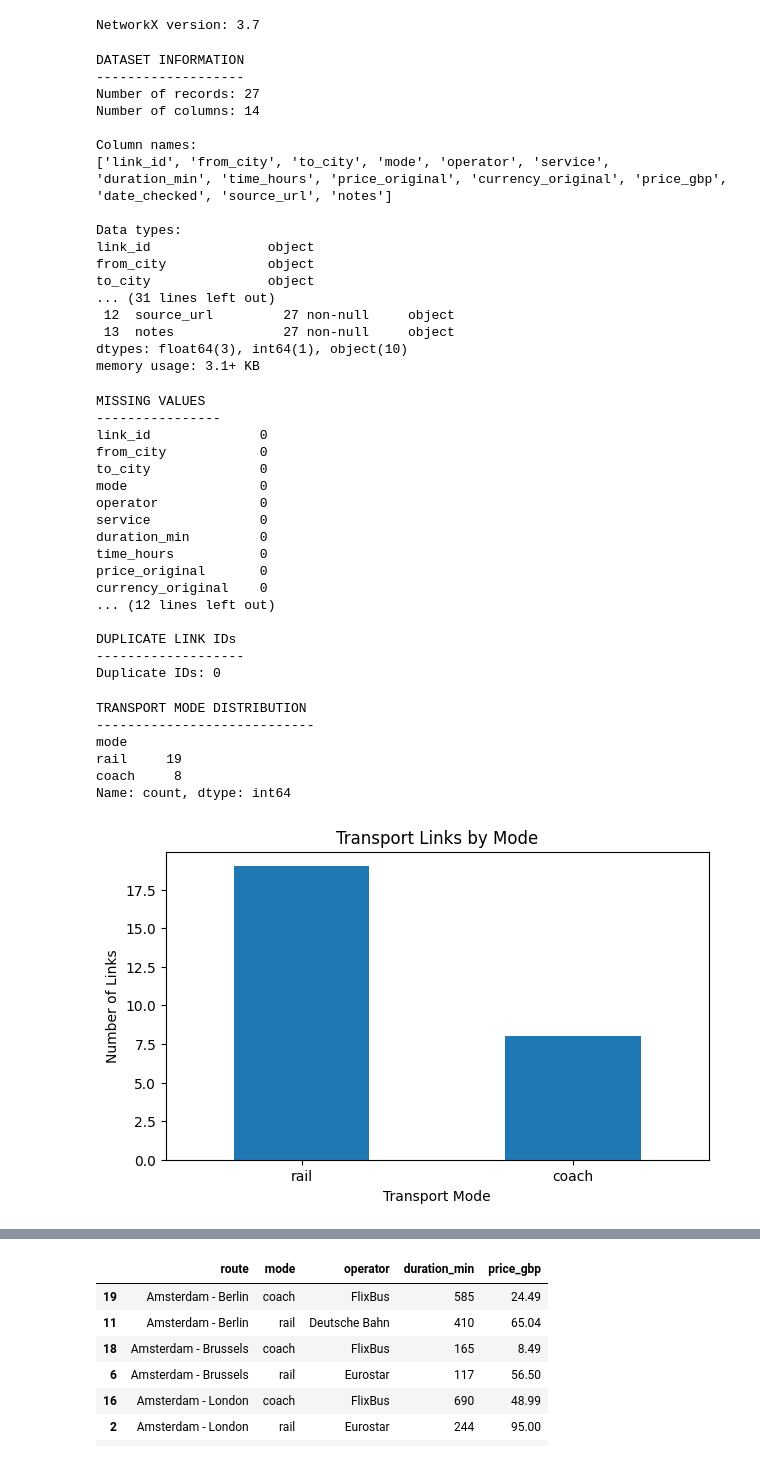
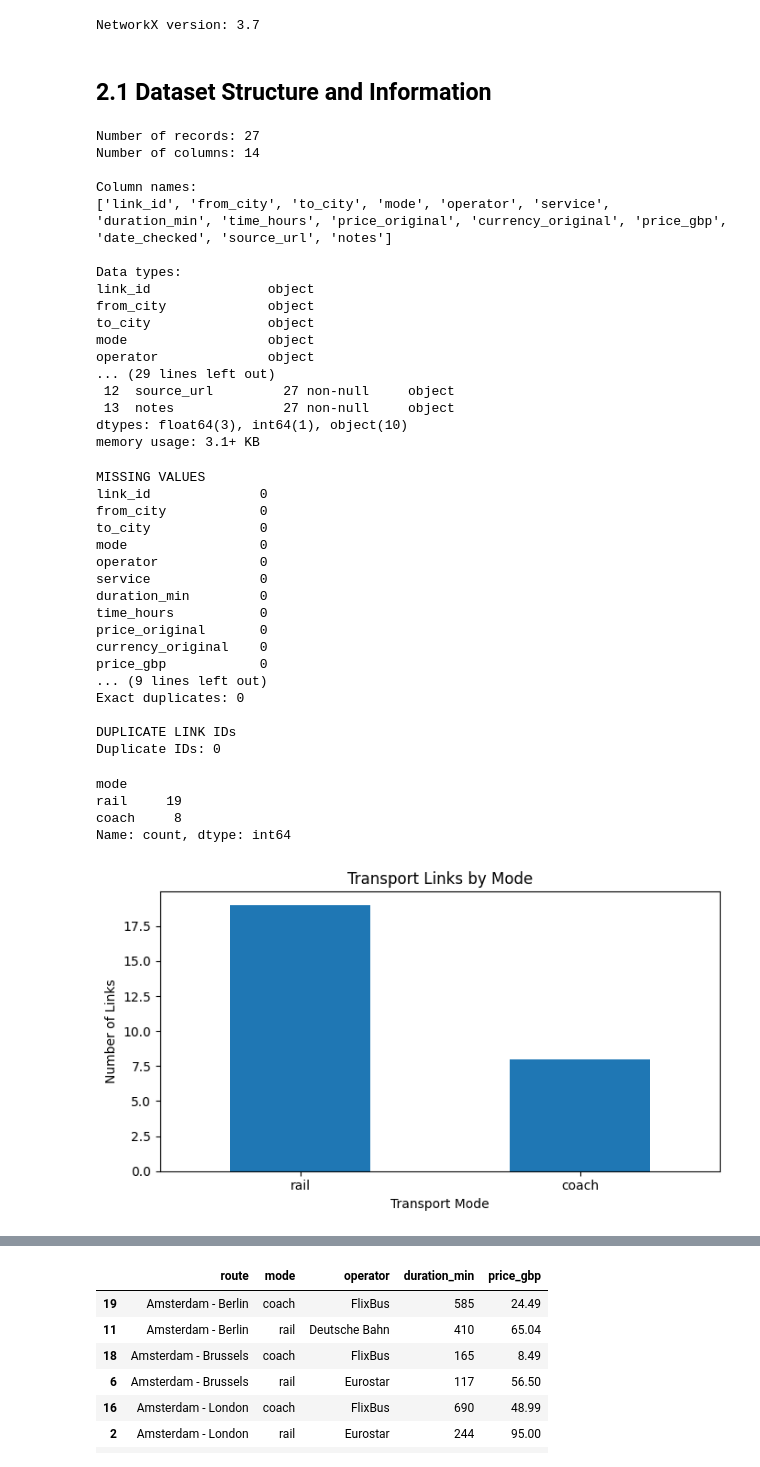
Before and after one commit to joem20/Planning-Europe, a Jupyter notebook: Graph_Construction.ipynb, the cells around one changed output, grey strips where cells are left out. Saved outputs shown, nothing was run; the diff lists cells and outputs as text; code cells hidden in the pictures.

```diff
--- a/Graph_Construction.ipynb
+++ b/Graph_Construction.ipynb
@@ -28,11 +33,10 @@ Rows and columns: (27, 14)
 print("NetworkX version:", nx.__version__)
 # %% [output]
 NetworkX version: 3.7
+# %% [markdown]
+## 2.1 Dataset Structure and Information
 # %%
 # Dataset structure and information
-
-print("DATASET INFORMATION")
-print("-------------------")
 
 print("Number of records:", len(df))
 print("Number of columns:", len(df.columns))
@@ -46,8 +50,6 @@ print(df.dtypes)
 print("\nDataset information:")
 df.info()
 # %% [output]
-DATASET INFORMATION
--------------------
 Number of records: 27
 Number of columns: 14
 
@@ -58,7 +60,9 @@ Data types:
 link_id               object
 from_city             object
 to_city               object
-... (31 lines left out)
+mode                  object
+operator              object
+... (29 lines left out)
  12  source_url         27 non-null     object
  13  notes              27 non-null     object
 dtypes: float64(3), int64(1), object(10)
@@ -67,22 +71,18 @@ memory usage: 3.1+ KB
 # Data quality checks
 
 print("MISSING VALUES")
-print("----------------")
 print(df.isnull().sum())
 
 print("\nTOTAL MISSING VALUES:")
 print(df.isnull().sum().sum())
 
 print("\nDUPLICATE RECORDS")
-print("------------------")
 print("Exact duplicates:", df.duplicated().sum())
 
 print("\nDUPLICATE LINK IDs")
-print("-------------------")
 print("Duplicate IDs:", df['link_id'].duplicated().sum())
 # %% [output]
 MISSING VALUES
-----------------
 link_id              0
 from_city            0
 to_city              0
@@ -93,36 +93,34 @@ duration_min         0
 time_hours           0
 price_original       0
 currency_original    0
-... (12 lines left out)
+price_gbp            0
+... (9 lines left out)
+Exact duplicates: 0
 
 DUPLICATE LINK IDs
--------------------
 Duplicate IDs: 0
 # %%
 # Transport mode distribution
-
-print("TRANSPORT MODE DISTRIBUTION")
-print("----------------------------")
 
 mode_counts = df['mode'].value_counts()
 
 print(mode_counts)
 
 # Visualisation
 mode_counts.plot(kind='bar', figsize=(7, 4))
 
 plt.title('Transport Links by Mode')
 plt.xlabel('Transport Mode')
 plt.ylabel('Number of Links')
 plt.xticks(rotation=0)
+plt.tight_layout()
+plt.savefig('transport_mode_distribution.png', dpi=300, bbox_inches='tight')
 plt.show()
 # %% [output]
-TRANSPORT MODE DISTRIBUTION
-----------------------------
 mode
 rail     19
 coach     8
 Name: count, dtype: int64
-[figure, old version]
+[figure, new version]
 # %%
 # Operator distribution
```
Also changed, not shown: parts of 12 cells of this notebook.
